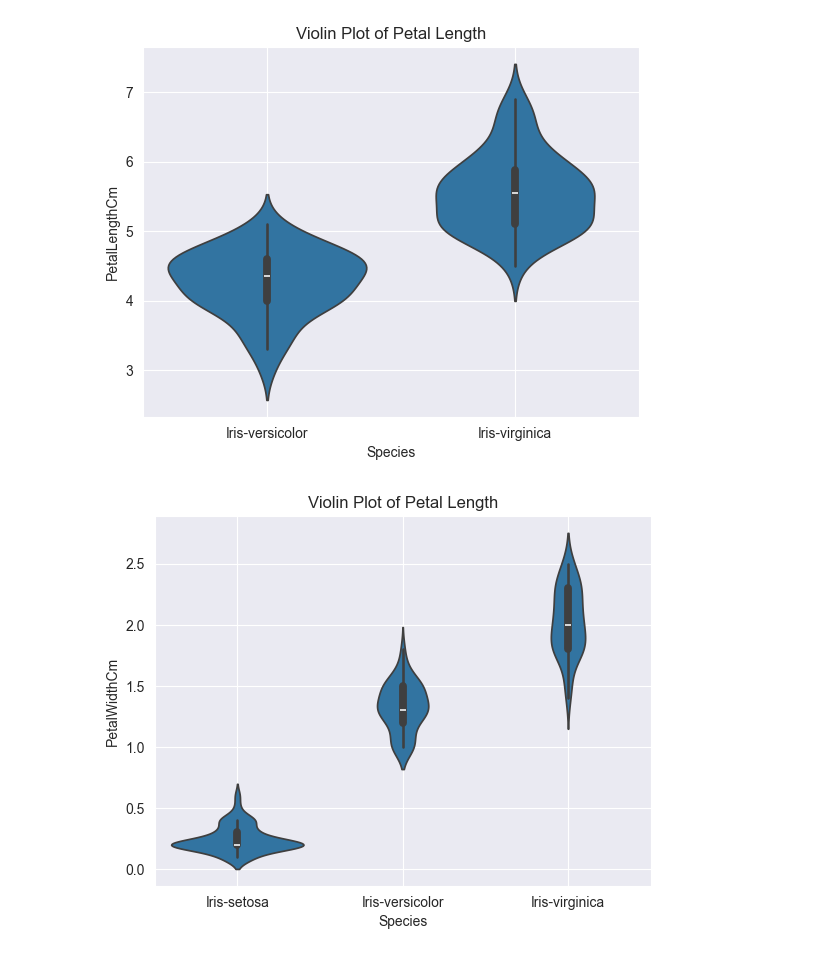
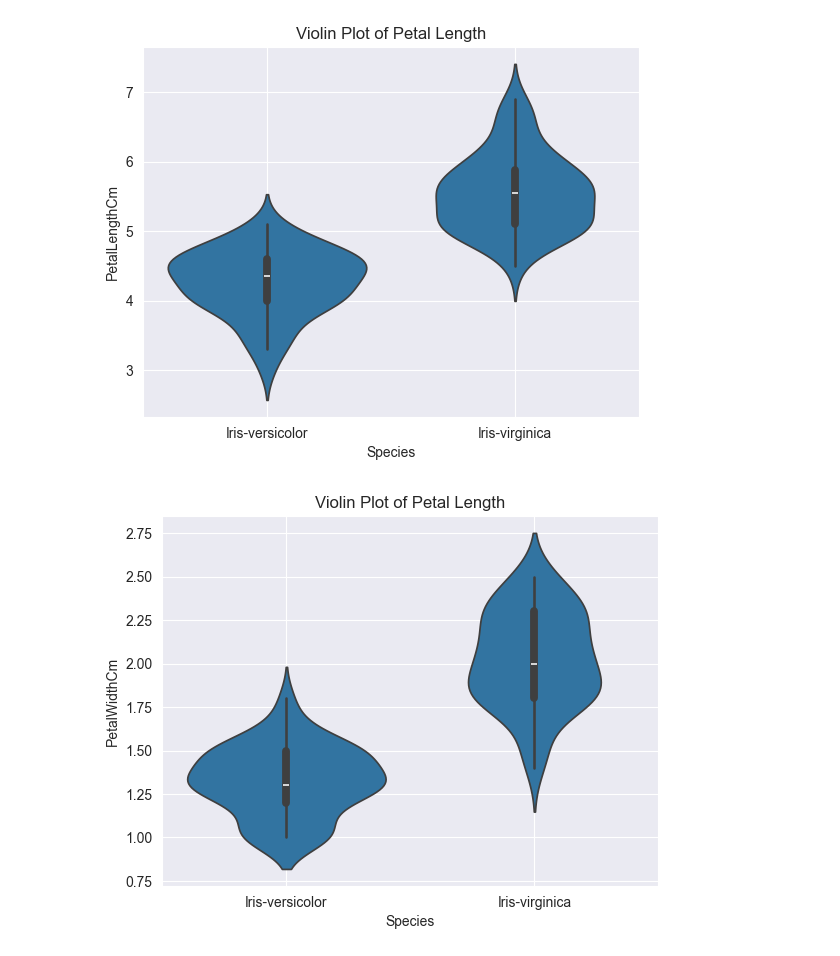
Before and after one commit to ShiwangitaSingh/IrisFlowerClassification, a Jupyter notebook: DataAnalysis.ipynb, the cells around one changed output. Saved outputs shown, nothing was run; the diff lists cells and outputs as text; code cells hidden in the pictures.

Commit message:
violin plot

```diff
--- a/DataAnalysis.ipynb
+++ b/DataAnalysis.ipynb
@@ -221,10 +221,10 @@ plt.show()
 # %% [output]
 [figure]
 # %%
-sns.violinplot(df,x = 'Species', y = "PetalWidthCm")
+sns.violinplot(vv,x = 'Species', y = "PetalWidthCm")
 sns.set_style('dark')
 plt.title('Violin Plot of Petal Length')
 plt.grid(True)
 plt.show()
 # %% [output]
-[figure, old version]
+[figure, new version]
```
